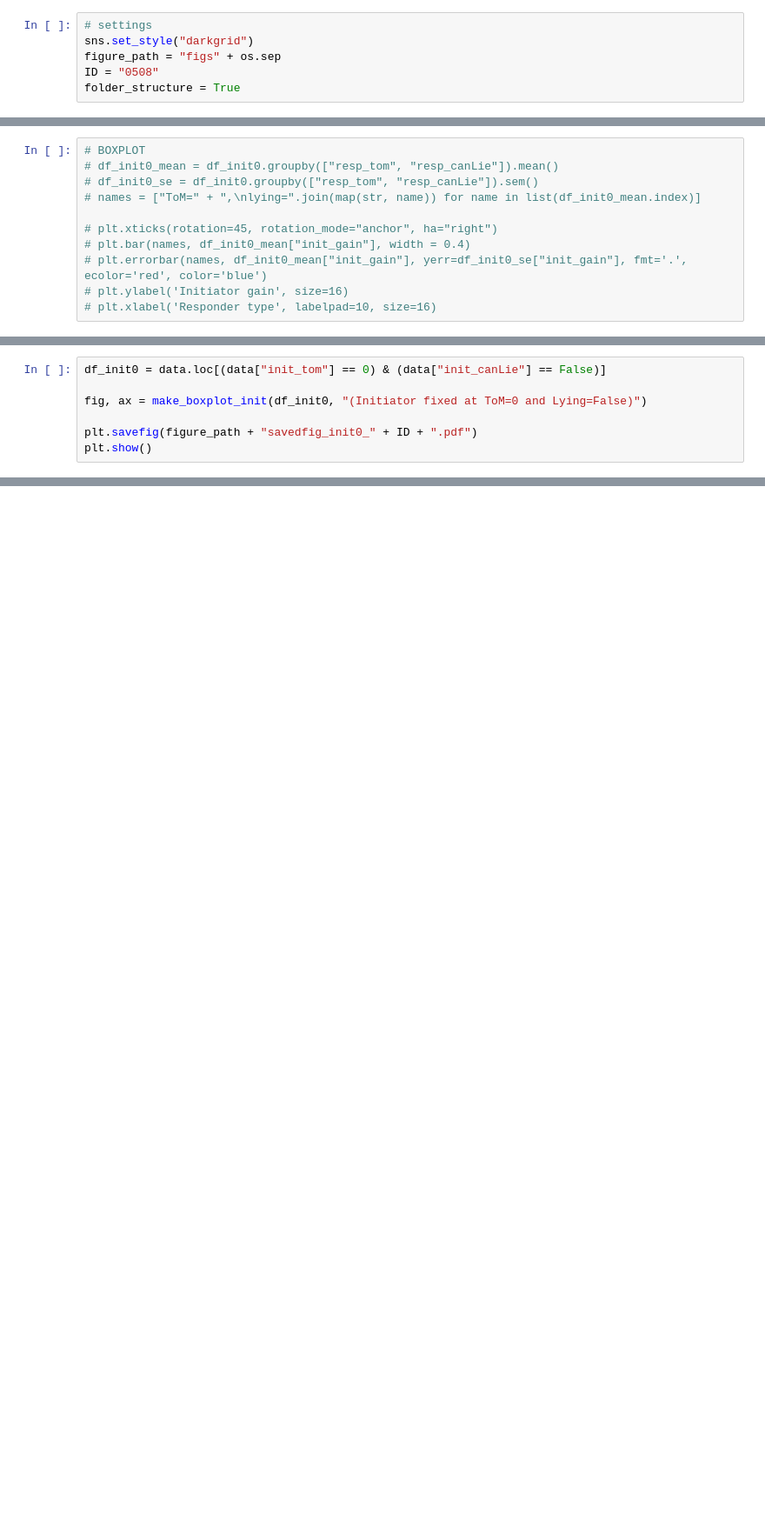
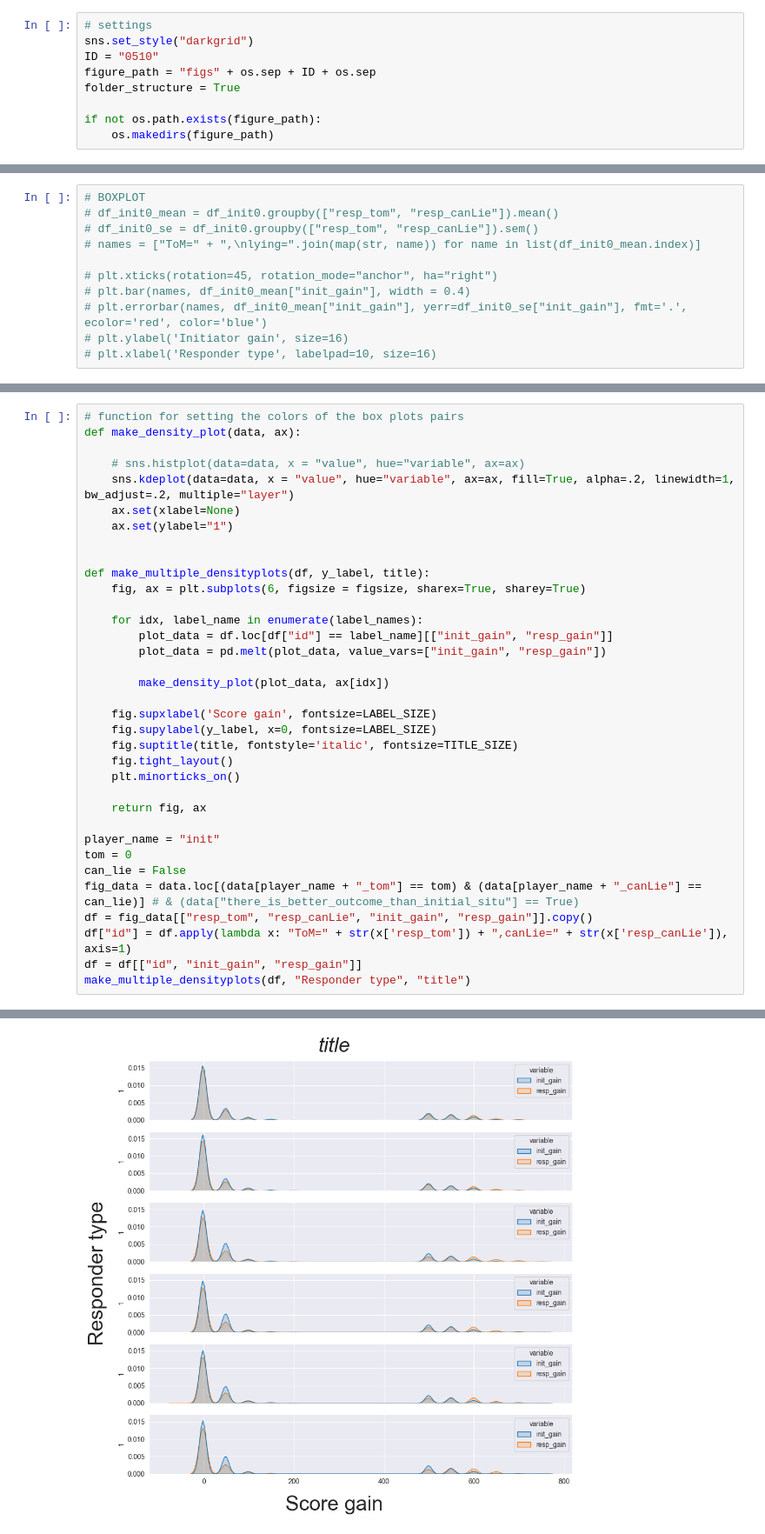
Before and after one commit to SverreBr/MasterThesis, a Jupyter notebook: py_src/visualization.ipynb, the cells around one changed output, grey strips where cells are left out. Shown at 87% size. Saved outputs shown, nothing was run; the diff lists cells and outputs as text; blank space fills up the shorter version.

```diff
--- a/py_src/visualization.ipynb
+++ b/py_src/visualization.ipynb
@@ -9,9 +10,12 @@ import matplotlib.patches as mpatches
 # %%
 # settings
 sns.set_style("darkgrid")
-figure_path = "figs" + os.sep
-ID = "0508"
+ID = "0510"
+figure_path = "figs" + os.sep + ID + os.sep
 folder_structure = True
+
+if not os.path.exists(figure_path):
+    os.makedirs(figure_path)
 # %%
 # colors we use in the figures
 print(sns.color_palette('colorblind').as_hex())
@@ -207,7 +179,0 @@ def make_violin_plot(data, pos, ax):
-# %%
-df_init0 = data.loc[(data["init_tom"] == 0) & (data["init_canLie"] == False)]
-
-fig, ax = make_boxplot_init(df_init0, "(Initiator fixed at ToM=0 and Lying=False)")
-
-plt.savefig(figure_path + "savedfig_init0_" + ID + ".pdf")
-plt.show()
@@ -233,0 +257,36 @@ Index: []
+# %%
+# function for setting the colors of the box plots pairs
+def make_density_plot(data, ax):
+
+    # sns.histplot(data=data, x = "value", hue="variable", ax=ax)
+    sns.kdeplot(data=data, x = "value", hue="variable", ax=ax, fill=True, alpha=.2, linewidth=1, bw_adjust=.2, multiple="layer")
+    ax.set(xlabel=None)
+    ax.set(ylabel="1")
+
+
+def make_multiple_densityplots(df, y_label, title):
+    fig, ax = plt.subplots(6, figsize = figsize, sharex=True, sharey=True)
+
+    for idx, label_name in enumerate(label_names):
+        plot_data = df.loc[df["id"] == label_name][["init_gain", "resp_gain"]]
+        plot_data = pd.melt(plot_data, value_vars=["init_gain", "resp_gain"])
+
+        make_density_plot(plot_data, ax[idx])
+
+    fig.supxlabel('Score gain', fontsize=LABEL_SIZE)
+    fig.supylabel(y_label, x=0, fontsize=LABEL_SIZE)
+    fig.suptitle(title, fontstyle='italic', fontsize=TITLE_SIZE)
+    fig.tight_layout()
+    plt.minorticks_on()
+
+    return fig, ax
+
+player_name = "init"
+tom = 0
+can_lie = False
+fig_data = data.loc[(data[player_name + "_tom"] == tom) & (data[player_name + "_canLie"] == can_lie)] # & (data["there_is_better_outcome_than_initial_situ"] == True)
+df = fig_data[["resp_tom", "resp_canLie", "init_gain", "resp_gain"]].copy()
+df["id"] = df.apply(lambda x: "ToM=" + str(x['resp_tom']) + ",canLie=" + str(x['resp_canLie']), axis=1)
+df = df[["id", "init_gain", "resp_gain"]]
+make_multiple_densityplots(df, "Responder type", "title")
+# %% [output]
@@ -233,0 +297 @@ Index: []
+[figure, added]
```
Also changed, not shown: parts of 14 cells of this notebook, 14 other files.
